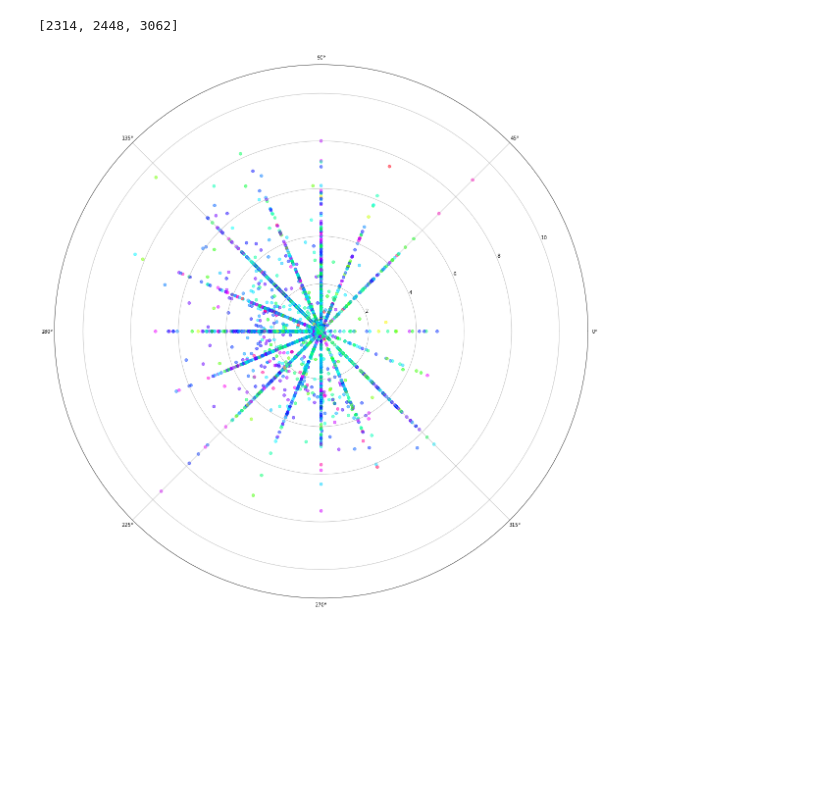
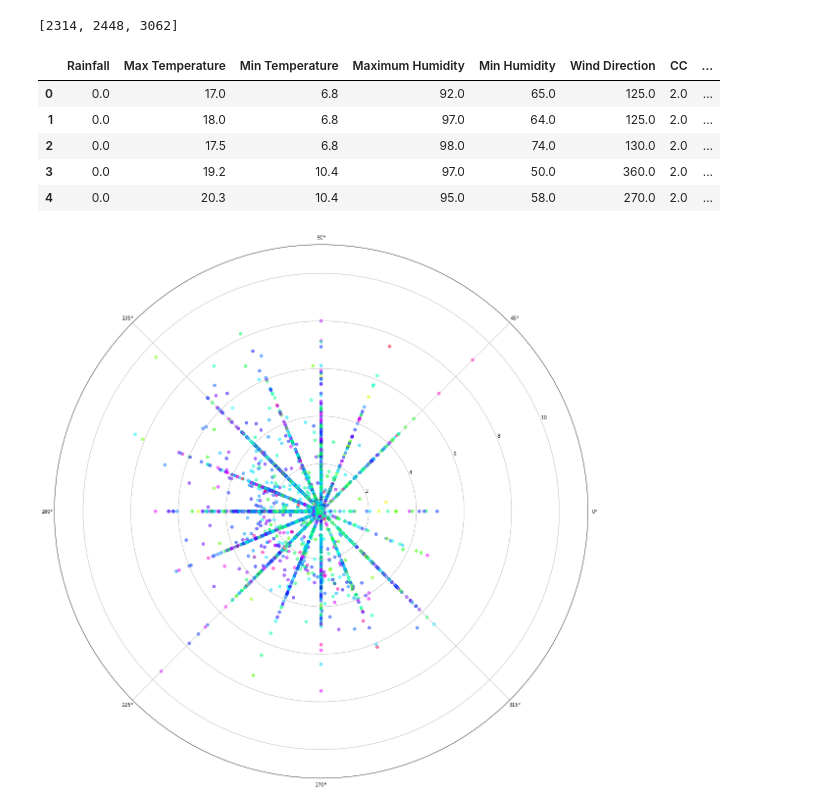
Before and after one commit to CfIRaE/wind_prediction, a Jupyter notebook: main.ipynb, the cells around one changed output. Drawn from its saved outputs; the diff is of its cells as text; code cells hidden in the pictures; blank space fills up the shorter version.

```diff
--- a/main.ipynb
+++ b/main.ipynb
@@ -22,4 +22,13 @@ print(outlier)
 df = df.drop(outlier,axis=0)
 # %% [output]
 [2314, 2448, 3062]
+# %%
+df.head()
+# %% [output]
+|  | Rainfall | Max Temperature | Min Temperature | Maximum Humidity | Min Humidity | Wind Direction | CC | ... |
+| 0 | 0.0 | 17.0 | 6.8 | 92.0 | 65.0 | 125.0 | 2.0 | ... |
+| 1 | 0.0 | 18.0 | 6.8 | 97.0 | 64.0 | 125.0 | 2.0 | ... |
+| 2 | 0.0 | 17.5 | 6.8 | 98.0 | 74.0 | 130.0 | 2.0 | ... |
+| 3 | 0.0 | 19.2 | 10.4 | 97.0 | 50.0 | 360.0 | 2.0 | ... |
+| 4 | 0.0 | 20.3 | 10.4 | 95.0 | 58.0 | 270.0 | 2.0 | ... |
 # %%
```
Also changed, not shown: parts of 7 cells of this notebook, 1 other file.
